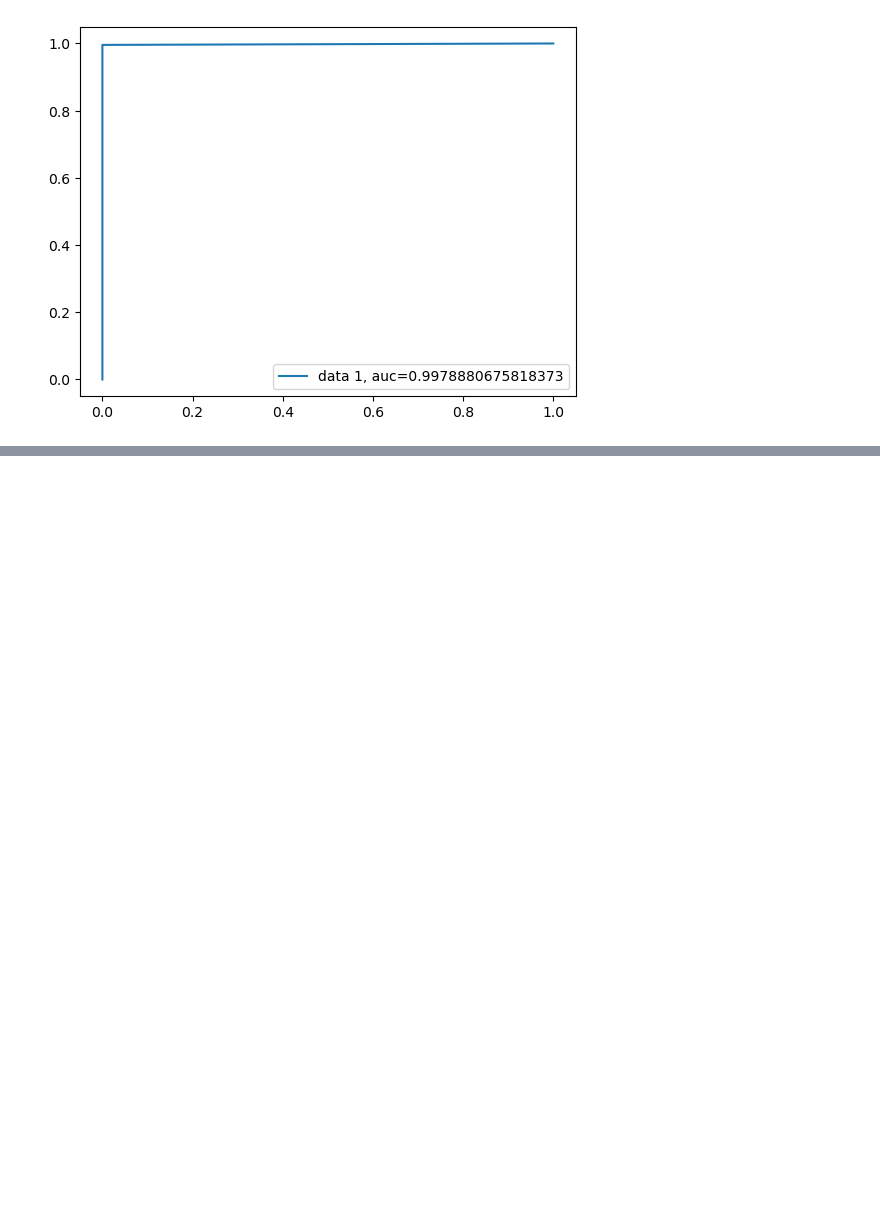
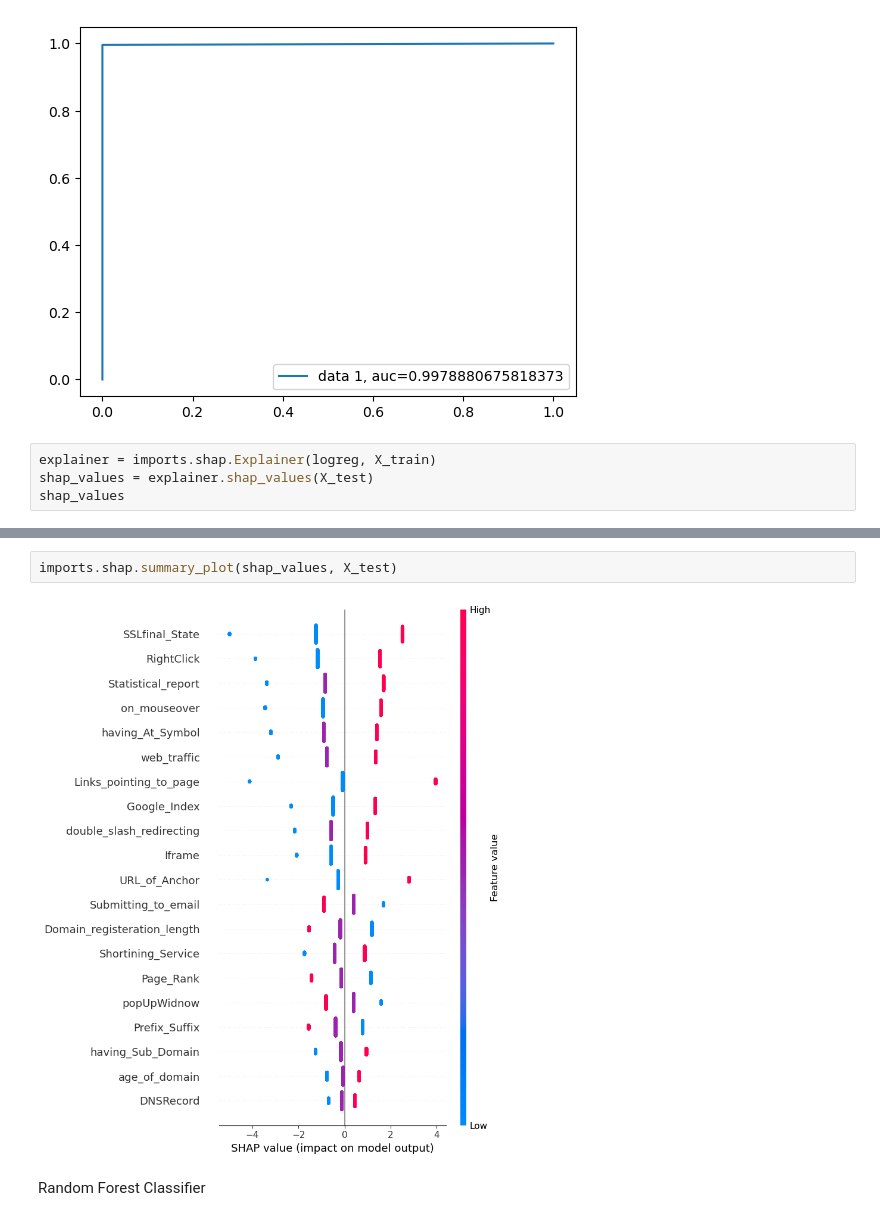
Before and after one commit to shakeebmohammed/Phishing-analysis, a Jupyter notebook: phishing_analysis.ipynb, the cells around one changed output, grey strips where cells are left out. Drawn from its saved outputs; the diff is of its cells as text; blank space fills up the shorter version.

Commit message:
Using SHAP values to use only relevant features

```diff
--- a/phishing_analysis.ipynb
+++ b/phishing_analysis.ipynb
@@ -61,3 +61,7 @@ imports.plt.legend(loc=4)
 imports.plt.show()
 # %% [output]
 [figure]
+# %%
+explainer = imports.shap.Explainer(logreg, X_train)
+shap_values = explainer.shap_values(X_test)
+shap_values
@@ -63,0 +82,6 @@ imports.plt.show()
+# %%
+imports.shap.summary_plot(shap_values, X_test)
+# %% [output]
+[figure, added]
+# %% [markdown]
+Random Forest Classifier
```
Also changed, not shown: parts of 13 cells of this notebook, 4 other files.
